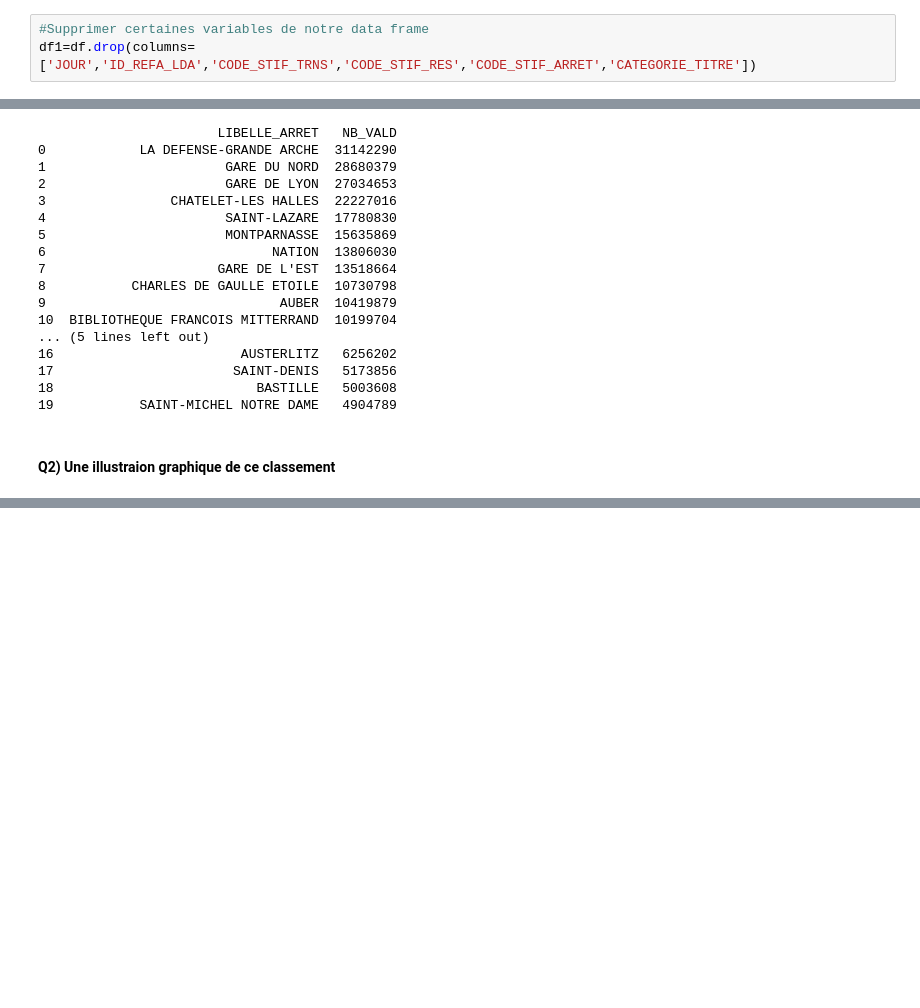
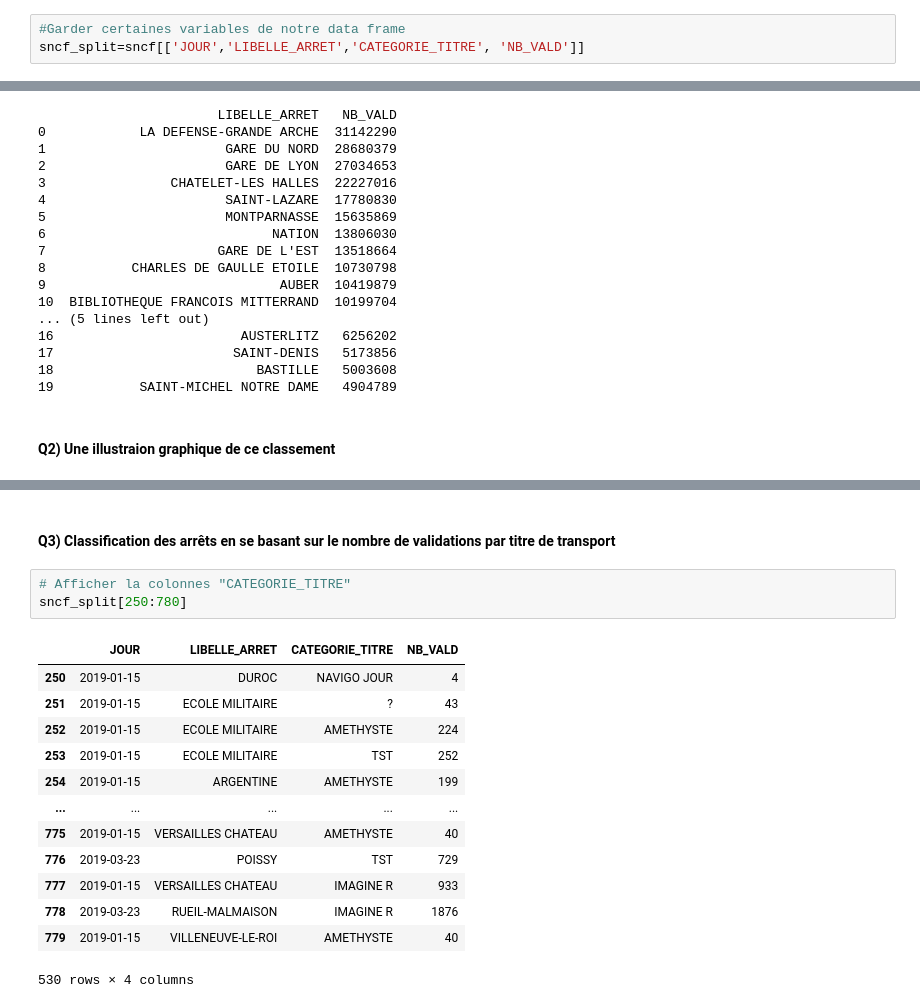
Before and after one commit to ChristiiK/AppliDataSncf, a Jupyter notebook: ApplicationSncf_vf.ipynb, the cells around one changed output, grey strips where cells are left out. Cells and saved outputs as stored; diff of their text form; blank space fills up the shorter version.

```diff
--- a/ApplicationSncf_vf.ipynb
+++ b/ApplicationSncf_vf.ipynb
@@ -38,5 +70,5 @@ df.describe()
 | 75% | 800.000000 | 71756.000000 | 529.000000 |
 | max | 810.000000 | 415852.000000 | 130809.000000 |
 # %%
-#Supprimer certaines variables de notre data frame
-df1=df.drop(columns=['JOUR','ID_REFA_LDA','CODE_STIF_TRNS','CODE_STIF_RES','CODE_STIF_ARRET','CATEGORIE_TITRE'])
+#Garder certaines variables de notre data frame
+sncf_split=sncf[['JOUR','LIBELLE_ARRET','CATEGORIE_TITRE', 'NB_VALD']]
@@ -97,3 +130,22 @@ plt.xticks(rotation= 45)
 plt.tight_layout()
 # %% [output]
 [figure]
+# %% [markdown]
+#### Q3) Classification des arrêts en se basant sur le nombre de validations par titre de transport
+# %%
+# Afficher la colonnes "CATEGORIE_TITRE"
+sncf_split[250:780]
+# %% [output]
+|  | JOUR | LIBELLE_ARRET | CATEGORIE_TITRE | NB_VALD |
+| 250 | 2019-01-15 | DUROC | NAVIGO JOUR | 4 |
+| 251 | 2019-01-15 | ECOLE MILITAIRE | ? | 43 |
+| 252 | 2019-01-15 | ECOLE MILITAIRE | AMETHYSTE | 224 |
+| 253 | 2019-01-15 | ECOLE MILITAIRE | TST | 252 |
+| 254 | 2019-01-15 | ARGENTINE | AMETHYSTE | 199 |
+| ... | ... | ... | ... | ... |
+| 775 | 2019-01-15 | VERSAILLES CHATEAU | AMETHYSTE | 40 |
+| 776 | 2019-03-23 | POISSY | TST | 729 |
+| 777 | 2019-01-15 | VERSAILLES CHATEAU | IMAGINE R | 933 |
+| 778 | 2019-03-23 | RUEIL-MALMAISON | IMAGINE R | 1876 |
+| 779 | 2019-01-15 | VILLENEUVE-LE-ROI | AMETHYSTE | 40 |
+530 rows × 4 columns
```
Also changed, not shown: parts of 17 cells of this notebook.
